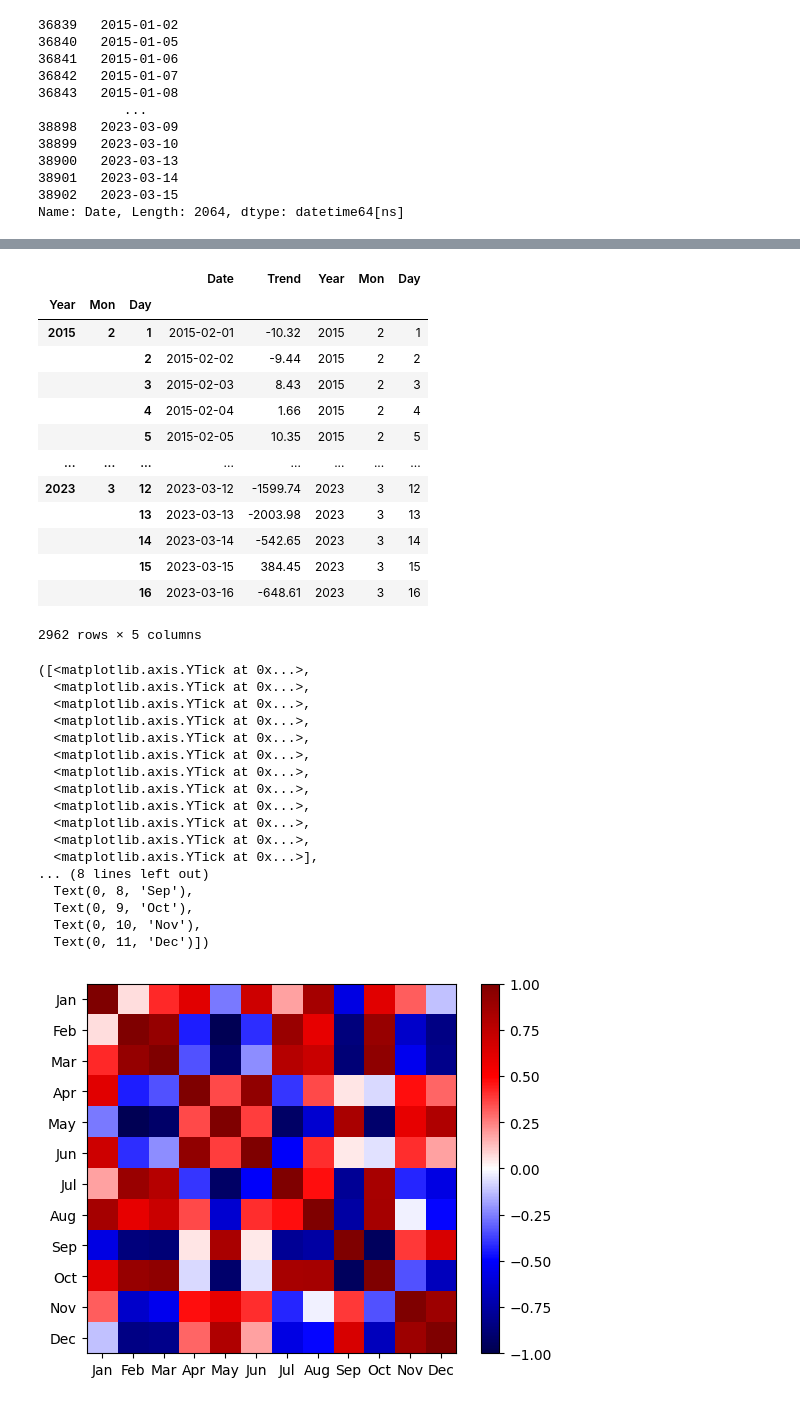
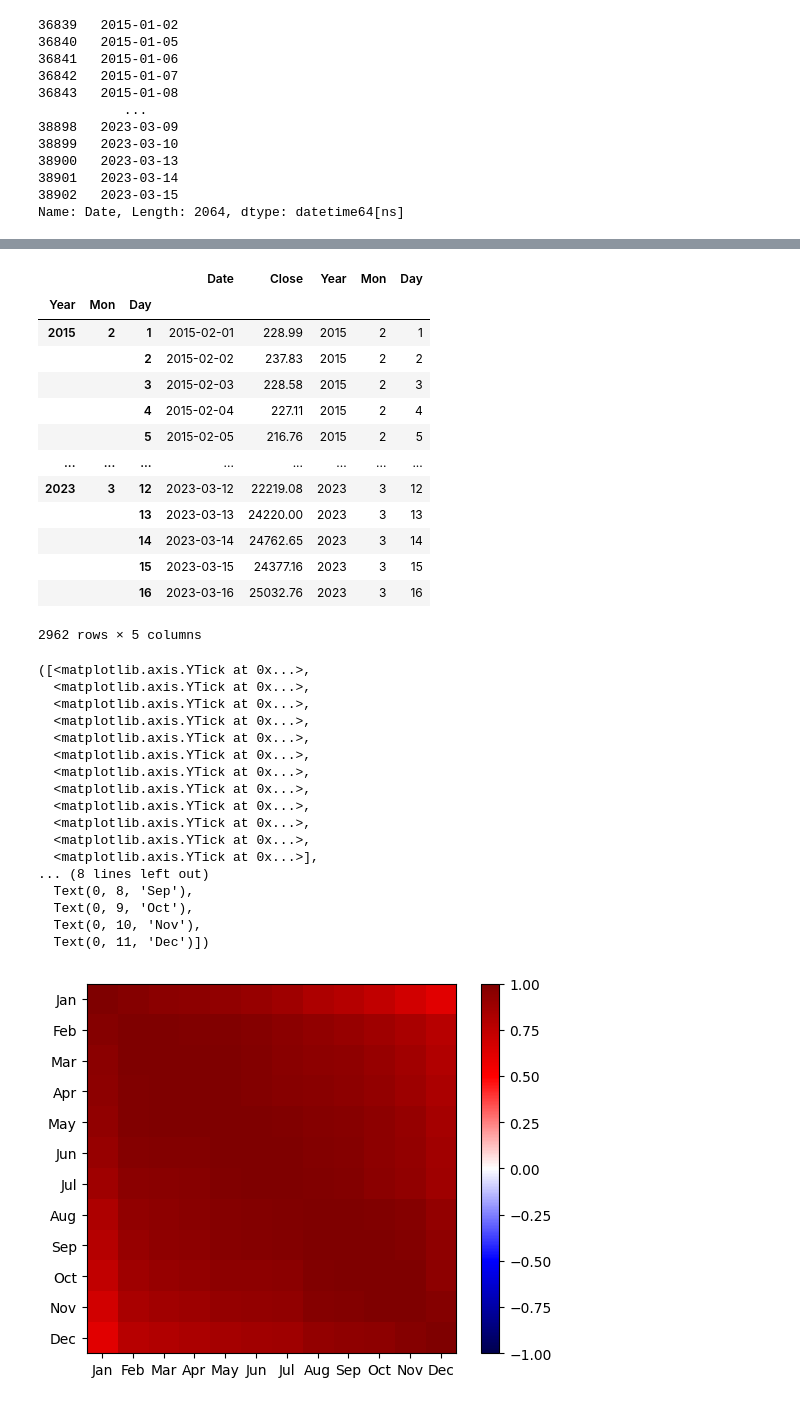
Before and after one commit to aintproud/analitic, a Jupyter notebook: 1.ipynb, the cells around one changed output, grey strips where cells are left out. Saved outputs shown, nothing was run; the diff lists cells and outputs as text; code cells hidden in the pictures.

```diff
--- a/1.ipynb
+++ b/1.ipynb
@@ -4,10 +4,10 @@ import pandas as pd
 bitcoin = pd.read_excel('GDAX.BTC-USD_790301_230316.xlsx')
 smp500 = pd.read_csv('^spx_d (1).csv')
 # %%
-bitcoin = bitcoin.iloc[:,[2,4,7]]
+bitcoin = bitcoin.iloc[:,[2,7]]
 bitcoin.drop(range(28), inplace=True)
-bitcoin.columns = ['Date', 'Open', 'Close']
-bitcoin['Trend'] = bitcoin['Open']-bitcoin['Close']
-bitcoin = bitcoin[['Date', 'Trend']]
+bitcoin.columns = ['Date', 'Close']
+# bitcoin['Trend'] = bitcoin['Open']-bitcoin['Close']
+# bitcoin = bitcoin[['Date', 'Trend']]
 bitcoin
 # %% [output]
@@ -173,50 +173,50 @@ dates=bitcoin[['Year','Mon','Day']]
 bitcoin.index=pd.MultiIndex.from_tuples(dates.values.tolist(), names=dates.columns)
 bitcoin
 # %% [output]
-|  |  |  | Date | Trend | Year | Mon | Day |
+|  |  |  | Date | Close | Year | Mon | Day |
 | Year | Mon | Day |  |  |  |  |  |
-| 2015 | 2 | 1 | 2015-02-01 | -10.32 | 2015 | 2 | 1 |
-|  |  | 2 | 2015-02-02 | -9.44 | 2015 | 2 | 2 |
-|  |  | 3 | 2015-02-03 | 8.43 | 2015 | 2 | 3 |
-|  |  | 4 | 2015-02-04 | 1.66 | 2015 | 2 | 4 |
-|  |  | 5 | 2015-02-05 | 10.35 | 2015 | 2 | 5 |
+| 2015 | 2 | 1 | 2015-02-01 | 228.99 | 2015 | 2 | 1 |
+|  |  | 2 | 2015-02-02 | 237.83 | 2015 | 2 | 2 |
+|  |  | 3 | 2015-02-03 | 228.58 | 2015 | 2 | 3 |
+|  |  | 4 | 2015-02-04 | 227.11 | 2015 | 2 | 4 |
+|  |  | 5 | 2015-02-05 | 216.76 | 2015 | 2 | 5 |
 | ... | ... | ... | ... | ... | ... | ... | ... |
-| 2023 | 3 | 12 | 2023-03-12 | -1599.74 | 2023 | 3 | 12 |
-|  |  | 13 | 2023-03-13 | -2003.98 | 2023 | 3 | 13 |
-|  |  | 14 | 2023-03-14 | -542.65 | 2023 | 3 | 14 |
-|  |  | 15 | 2023-03-15 | 384.45 | 2023 | 3 | 15 |
-|  |  | 16 | 2023-03-16 | -648.61 | 2023 | 3 | 16 |
+| 2023 | 3 | 12 | 2023-03-12 | 22219.08 | 2023 | 3 | 12 |
+|  |  | 13 | 2023-03-13 | 24220.00 | 2023 | 3 | 13 |
+|  |  | 14 | 2023-03-14 | 24762.65 | 2023 | 3 | 14 |
+|  |  | 15 | 2023-03-15 | 24377.16 | 2023 | 3 | 15 |
+|  |  | 16 | 2023-03-16 | 25032.76 | 2023 | 3 | 16 |
 2962 rows × 5 columns
 # %%
 
 year_day_mean=bitcoin.groupby(level=[0,1]).mean()
-tmpmn=year_day_mean['Trend']
+tmpmn=year_day_mean['Close']
 mon_mean=tmpmn.unstack()
 mon_mean.columns=['Jan','Feb','Mar','Apr','May','Jun','Jul','Aug','Sep','Oct','Nov','Dec']
 
 corr=mon_mean.corr()
 
 import matplotlib.pyplot as plt
 plt.imshow(corr,cmap='seismic',interpolation='none',vmin=-1,vmax=1)
 plt.colorbar()
 plt.xticks(range(len(corr)),corr.columns)
 plt.yticks(range(len(corr)),corr.columns)
 # %% [output]
 ([<matplotlib.axis.YTick at 0x...>,
   <matplotlib.axis.YTick at 0x...>,
   <matplotlib.axis.YTick at 0x...>,
   <matplotlib.axis.YTick at 0x...>,
   <matplotlib.axis.YTick at 0x...>,
   <matplotlib.axis.YTick at 0x...>,
   <matplotlib.axis.YTick at 0x...>,
   <matplotlib.axis.YTick at 0x...>,
   <matplotlib.axis.YTick at 0x...>,
   <matplotlib.axis.YTick at 0x...>,
   <matplotlib.axis.YTick at 0x...>,
   <matplotlib.axis.YTick at 0x...>],
 ... (8 lines left out)
   Text(0, 8, 'Sep'),
   Text(0, 9, 'Oct'),
   Text(0, 10, 'Nov'),
   Text(0, 11, 'Dec')])
-[figure, old version]
+[figure, new version]
```
Also changed, not shown: parts of 9 cells of this notebook.
